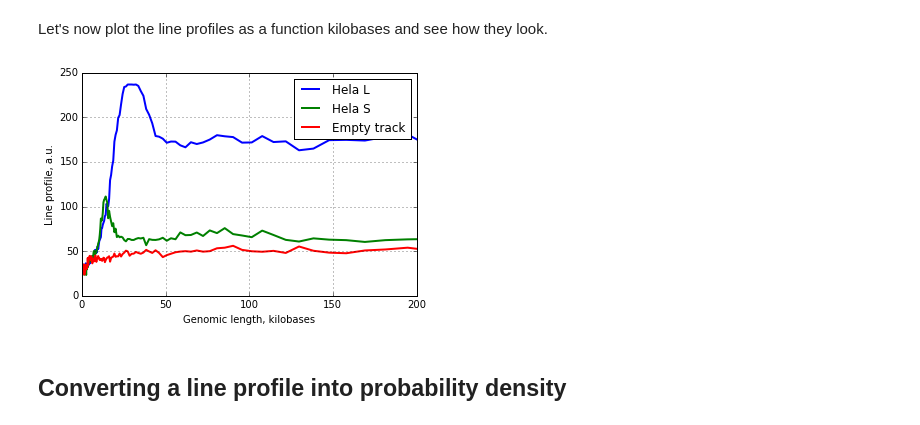
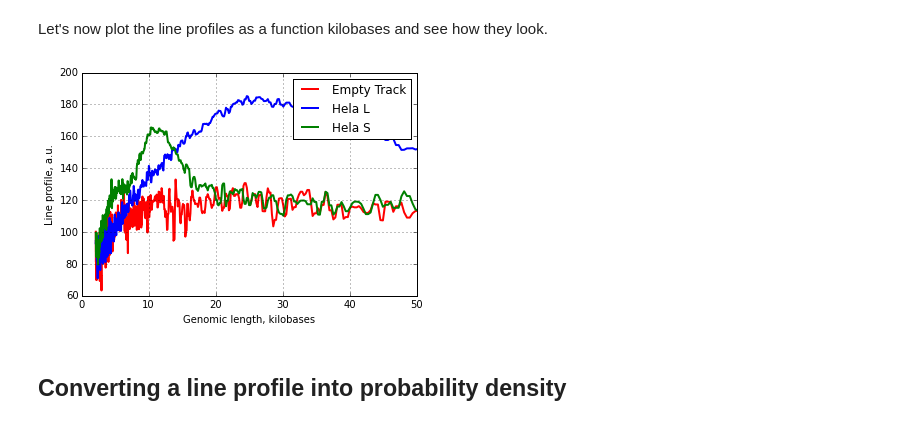
Before and after one commit to LEB-EPFL/leb-clustering, a Jupyter notebook: analyses/Southern_Blots/Southern Blots.ipynb, the cells around one changed output. Cells and saved outputs as stored; diff of their text form; code cells hidden in the pictures.

```diff
--- a/analyses/Southern_Blots/Southern Blots.ipynb
+++ b/analyses/Southern_Blots/Southern Blots.ipynb
@@ -165,16 +148,10 @@ I need to manually remove the three "wrong" extrema shown in the plot above.
 # %%
 # Build the array of ticks corresponding to ladder marks
-ticksLong  = extremaLong[np.logical_and(extremaLong > 65, extremaLong < 110)]
-ticksShort = extremaShort[np.logical_and(extremaShort > 105, extremaShort < 220)]
-
-# Manually delete the three wrong extrema in the short scale
-ticksShort = np.delete(ticksShort, [2, 6, 9])
+ticks = extrema
 
 # Check that tick locations have been found correctly
-plt.plot(pxScaleLong,   blotScaleLong, label = 'Scale - Monocut', linewidth = 2)
-plt.plot(ticksLong,     blotScaleLong[ticksLong], 'ro', markersize = 5)
-plt.plot(pxScaleShort,  blotScaleShort, 'g', label = 'Scale - Smart Ladder', linewidth = 2)
-plt.plot(ticksShort,    blotScaleShort[ticksShort], 'ko', markersize = 5)
+plt.plot(pxScale, blotScale, label = 'Ladder', linewidth = 2)
+plt.plot(ticks, blotScale[ticks], 'ro', markersize = 5)
 plt.grid(True)
 plt.title('Location of scale marks')
 plt.legend(loc = 'best')
@@ -197,21 +173,18 @@ plt.grid(True)
 def fitFunc(x, a0, a1):
     return a0 * x ** a1
 
-xData = np.concatenate((ticksLong,       ticksShort))
-yData = np.concatenate((ladderTicksLong, ladderTicksShort))
+xData = ticks
+yData = ladderTicks
 
 from scipy.optimize import curve_fit
 popt, pcov = curve_fit(fitFunc, xData, yData)
 
 # Check the curve fit
-x = np.arange(10, 230)
-plt.plot(ticksLong,  ladderTicksLong,  'o', label = 'Monocut')
-plt.plot(ticksShort, ladderTicksShort, 'o', label = 'Smart ladder')
-plt.plot(x,          fitFunc(x, popt[0], popt[1]), label = 'Fit')
+x = np.arange(200, 900)
+plt.plot(ticks,  ladderTicks,  'o', label = 'Ladder')
+plt.plot(x, fitFunc(x, popt[0], popt[1]), label = 'Fit')
 plt.xlabel('Pixels')
 plt.ylabel('Kilobases')
 plt.grid(True)
-plt.xlim(50, 230)
-plt.ylim(0, 100)
 plt.show()
 # %% [output]
@@ -243,8 +193,0 @@ It looks like the profiles start at pixel 7, but the scale tracks start at pixel
-# %%
-pxL          = pxL - 5
-pxS          = pxS - 5
-pxEmptyTrack = pxEmptyTrack - 5
-
-pxL = pxL[pxL > 0]; blotL = blotL[6:]
-pxS = pxS[pxS > 0]; blotS = blotS[6:]
-pxEmptyTrack = pxEmptyTrack[pxEmptyTrack > 0]; blotEmptyTrack = blotEmptyTrack[6:]
@@ -264,17 +195,17 @@ plt.show()
 Let's now plot the line profiles as a function kilobases and see how they look.
 # %%
 # Plot the profiles
-plt.plot(fitFunc(pxL, popt[0], popt[1]),          blotL,          label = 'Hela L',      linewidth = 2)
-plt.plot(fitFunc(pxS, popt[0], popt[1]),          blotS,          label = 'Hela S',      linewidth = 2)
-plt.plot(fitFunc(pxEmptyTrack, popt[0], popt[1]), blotEmptyTrack, label = 'Empty track', linewidth = 2)
+plt.plot(fitFunc(pxEmpty, popt[0], popt[1]), blotEmpty, 'r', label = 'Empty Track', linewidth = 2)
+plt.plot(fitFunc(pxL,     popt[0], popt[1]), blotL,     'b', label = 'Hela L',      linewidth = 2)
+plt.plot(fitFunc(pxS,     popt[0], popt[1]), blotS,     'g', label = 'Hela S',      linewidth = 2)
 plt.xlabel('Genomic length, kilobases')
 plt.ylabel('Line profile, a.u.')
 plt.grid(True)
 plt.legend()
-plt.xlim(0, 200)
+plt.xlim(0, 50)
 plt.show()
 # %% [output]
-[figure, old version]
+[figure, new version]
 # %% [markdown]
 ## Converting a line profile into probability density
 # %% [markdown]
```
Also changed, not shown: parts of 54 cells of this notebook, 1 other file.
